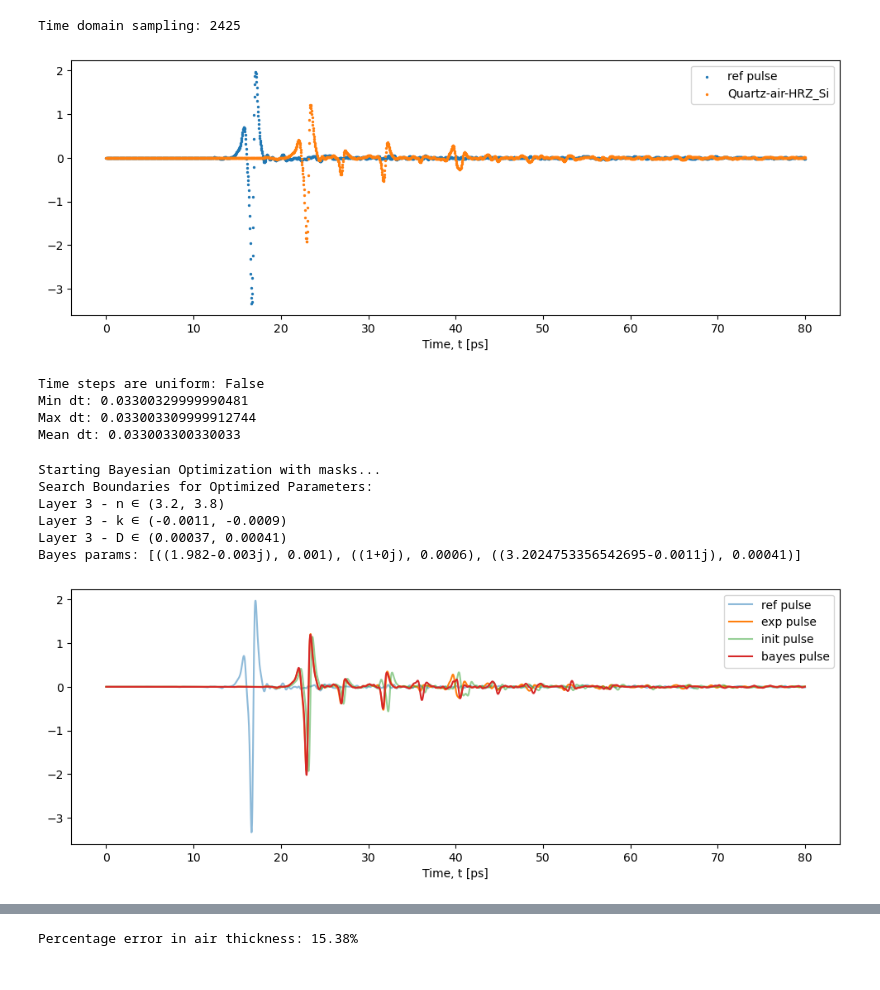
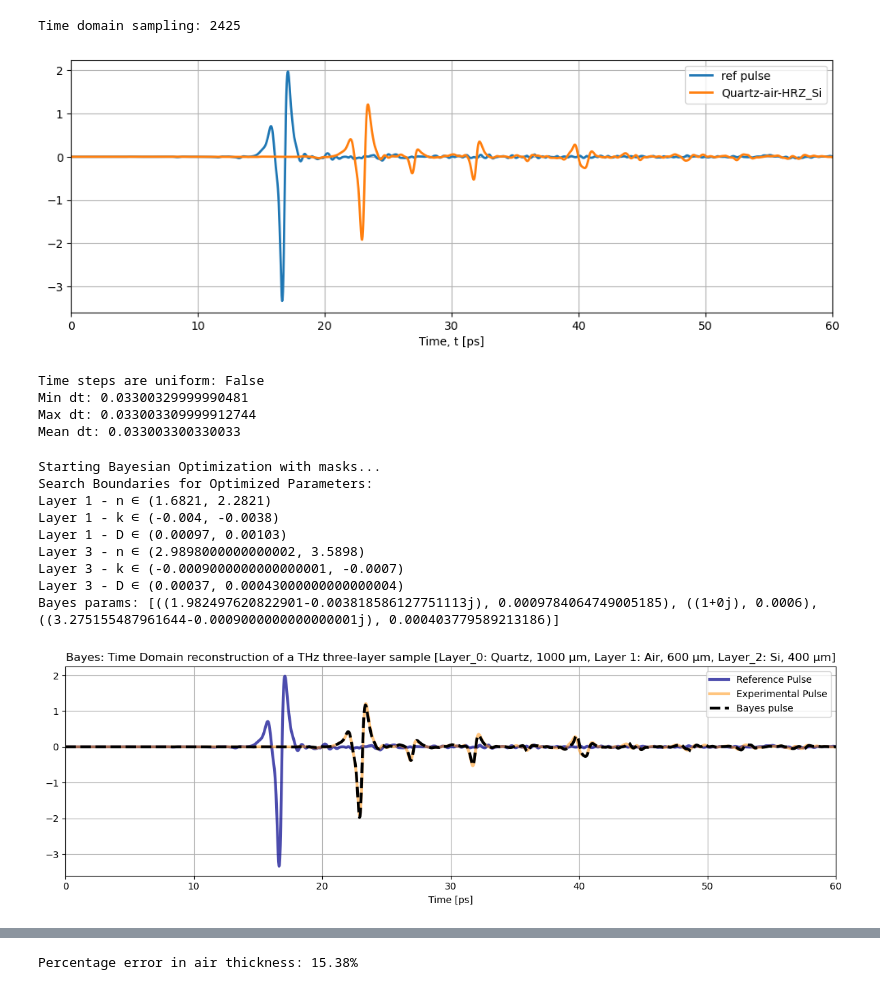
Before and after one commit to Loriginale2000/TerahertzProject, a Jupyter notebook: TheoTHzTDS/THz-TDS/Transfer Matrix Method/Quartz_air_Si_12_02_2026.ipynb, the cells around one changed output, grey strips where cells are left out. Drawn from its saved outputs; the diff is of its cells as text; code cells hidden in the pictures.

```diff
--- a/TheoTHzTDS/THz-TDS/Transfer Matrix Method/Quartz_air_Si_12_02_2026.ipynb
+++ b/TheoTHzTDS/THz-TDS/Transfer Matrix Method/Quartz_air_Si_12_02_2026.ipynb
@@ -42,14 +42,16 @@ print(f'Time domain sampling: {L}')
 
 
 plt.figure(figsize=(12,4))
-plt.scatter(time_axis_ref, ref_pulse, label='ref pulse', s=2)
-plt.scatter(time_axis_sample, sample_pulse, label='Quartz-air-HRZ_Si', s=2)
+plt.plot(time_axis_ref, ref_pulse, label='ref pulse',linestyle='-',linewidth=2)
+plt.plot(time_axis_sample, sample_pulse, label='Quartz-air-HRZ_Si',linestyle='-',linewidth=2)
 plt.xlabel('Time, t [ps]')
+plt.xlim(0, 60)
+plt.grid(True)
 plt.legend()
 plt.show()
 # %% [output]
 Time domain sampling: 2425
-[figure, old version]
+[figure, new version]
 # %%
 def compare_material_stacks(calculated, real):
     """
@@ -117,57 +119,65 @@ Mean dt: 0.033003300330033
 # Initial guesses
 # Real thickness of air: d_real = 600 um
 
-n_Qa = 1.982
-k_Qa= -0.003
-d_Qa = 100e-5
+n_Qa = 1.9821
+k_Qa= -0.0039
+d_Qa = 1000e-6
 n_air = 1.0
 k_air = 0.0
 d_air = 600e-6
-n_HRZ_Si = 3.5
-k_HRZ_Si = -0.001
-d_HRZ_Si = 390e-6
+n_HRZ_Si= 3.2898
+k_HRZ_Si = -0.0008
+d_HRZ_Si = 400e-6
 
 optimize_mask = [
-    (False, False, False),  # Qa
+    (True, True, True),  # Quartz
     (False, False, False),  # air
     (True, True, True)  # HRZ_Si
 ]
 
 init_guess = [
 
     ((n_Qa + 1j*k_Qa), d_Qa),  # Qa
     ((n_air + 1j*k_air), d_air),  # air
     ((n_HRZ_Si + 1j*k_HRZ_Si), d_HRZ_Si),  # HRZ_Si
 ]
 
-optimization_bounds = [0.3,0.0001,20e-06]
+optimization_bounds = [0.3,0.0001,30e-06]
 
 # Convert ref to torch tensor
 ref_pulse_t = torch.tensor(ref_pulse, dtype=torch.float32)
 sample_pulse_t = torch.tensor(sample_pulse, dtype=torch.float32)
 
 init_pulse = simulate_parallel(ref_pulse_t, init_guess, deltat, noise_level=0)[1].detach().cpu().numpy()[:L]
 
 Bayes_model = BayesianLayeredExtractor(ref_pulse_t, sample_pulse_t, deltat=deltat, layers_init=init_guess,  optimization_bounds=optimization_bounds,optimize_mask=optimize_mask)
 bayes_params = Bayes_model.bayesian_optimization(n_calls=50)
 
 Bayesian_pulse = simulate_parallel(ref_pulse_t, bayes_params, deltat, noise_level=0)[1].detach().cpu().numpy()[:L]
 
 print(f'Bayes params: {bayes_params}')
+
+ # plot the pulse after bayesian optimization
 plt.figure(figsize=(12,4))
-plt.plot(time_axis_ref, ref_pulse_t, label='ref pulse', alpha=0.5)
-plt.plot(time_axis_sample, sample_pulse_t, label='exp pulse')
-plt.plot(time_axis_sample, init_pulse, label='init pulse', alpha = 0.5)
-plt.plot(time_axis_sample, Bayesian_pulse, label='bayes pulse')
-plt.xlabel('Time, t [ps]')
+plt.plot(t1, ref_pulse_t.detach().cpu().numpy(), label='Reference Pulse', alpha=0.7,linewidth=3,color='darkblue')
+plt.plot(t2, sample_pulse_t.detach().cpu().numpy(), label='Experimental Pulse', alpha=0.5,linewidth=3,color='darkorange')
+plt.plot(t1, Bayesian_pulse, label='Bayes pulse', linestyle='--', linewidth=3, color='black')
+plt.xlim(0,60)
+plt.xlabel('Time [ps]')
+plt.grid(True)
+plt.title('Bayes: Time Domain reconstruction of a THz three-layer sample [Layer_0: Quartz, 1000 μm, Layer 1: Air, 600 μm, Layer_2: Si, 400 μm]')
+plt.tight_layout()
 plt.legend()
 plt.show()
 # %% [output]
 Starting Bayesian Optimization with masks...
 Search Boundaries for Optimized Parameters:
-Layer 3 - n ∈ (3.2, 3.8)
-Layer 3 - k ∈ (-0.0011, -0.0009)
-Layer 3 - D ∈ (0.00037, 0.00041)
-Bayes params: [((1.982-0.003j), 0.001), ((1+0j), 0.0006), ((3.2024753356542695-0.0011j), 0.00041)]
+Layer 1 - n ∈ (1.6821, 2.2821)
+Layer 1 - k ∈ (-0.004, -0.0038)
+Layer 1 - D ∈ (0.00097, 0.00103)
+Layer 3 - n ∈ (2.9898000000000002, 3.5898)
+Layer 3 - k ∈ (-0.0009000000000000001, -0.0007)
+Layer 3 - D ∈ (0.00037, 0.00043000000000000004)
+Bayes params: [((1.982497620822901-0.003818586127751113j), 0.0009784064749005185), ((1+0j), 0.0006), ((3.275155487961644-0.0009000000000000001j), 0.000403779589213186)]
-[figure, old version]
+[figure, new version]
 # %%
```
Also changed, not shown: parts of 7 cells of this notebook, 13 other files.
